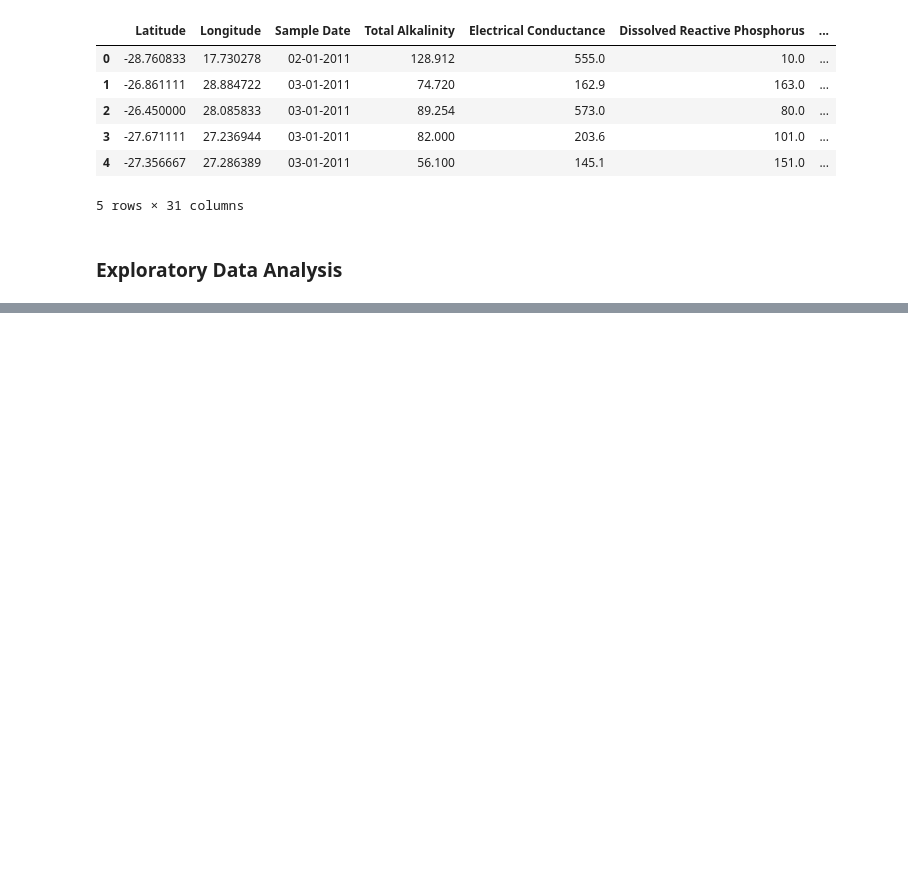
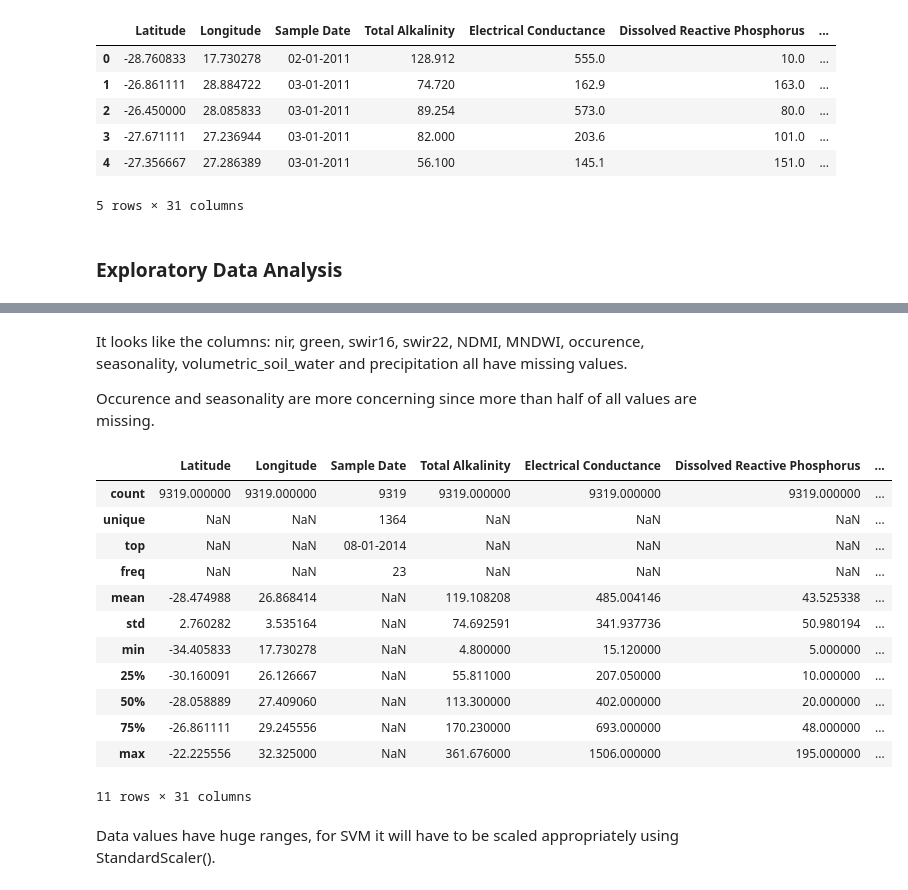
Before and after one commit to rohan-projects01/EY-AI-And-Data-Challenge, a Jupyter notebook: models/svm.ipynb, the cells around one changed output, grey strips where cells are left out. Cells and saved outputs as stored; diff of their text form; code cells hidden in the pictures; blank space fills up the shorter version.

Commit message:
checking features missing values, scaling needs etc

```diff
--- a/models/svm.ipynb
+++ b/models/svm.ipynb
@@ -123,0 +146,22 @@ Things to check:
+# %% [markdown]
+It looks like the columns: nir, green, swir16, swir22, NDMI, MNDWI, occurence, seasonality, volumetric_soil_water and precipitation all have missing values.
+
+Occurence and seasonality are more concerning since more than half of all values are missing.
+# %%
+wq_df.describe(include='all')
+# %% [output]
+|  | Latitude | Longitude | Sample Date | Total Alkalinity | Electrical Conductance | Dissolved Reactive Phosphorus | ... |
+| count | 9319.000000 | 9319.000000 | 9319 | 9319.000000 | 9319.000000 | 9319.000000 | ... |
+| unique | NaN | NaN | 1364 | NaN | NaN | NaN | ... |
+| top | NaN | NaN | 08-01-2014 | NaN | NaN | NaN | ... |
+| freq | NaN | NaN | 23 | NaN | NaN | NaN | ... |
+| mean | -28.474988 | 26.868414 | NaN | 119.108208 | 485.004146 | 43.525338 | ... |
+| std | 2.760282 | 3.535164 | NaN | 74.692591 | 341.937736 | 50.980194 | ... |
+| min | -34.405833 | 17.730278 | NaN | 4.800000 | 15.120000 | 5.000000 | ... |
+| 25% | -30.160091 | 26.126667 | NaN | 55.811000 | 207.050000 | 10.000000 | ... |
+| 50% | -28.058889 | 27.409060 | NaN | 113.300000 | 402.000000 | 20.000000 | ... |
+| 75% | -26.861111 | 29.245556 | NaN | 170.230000 | 693.000000 | 48.000000 | ... |
+| max | -22.225556 | 32.325000 | NaN | 361.676000 | 1506.000000 | 195.000000 | ... |
+11 rows × 31 columns
+# %% [markdown]
+Data values have huge ranges, for SVM it will have to be scaled appropriately using StandardScaler().
```
Also changed, not shown: parts of 2 cells of this notebook.
